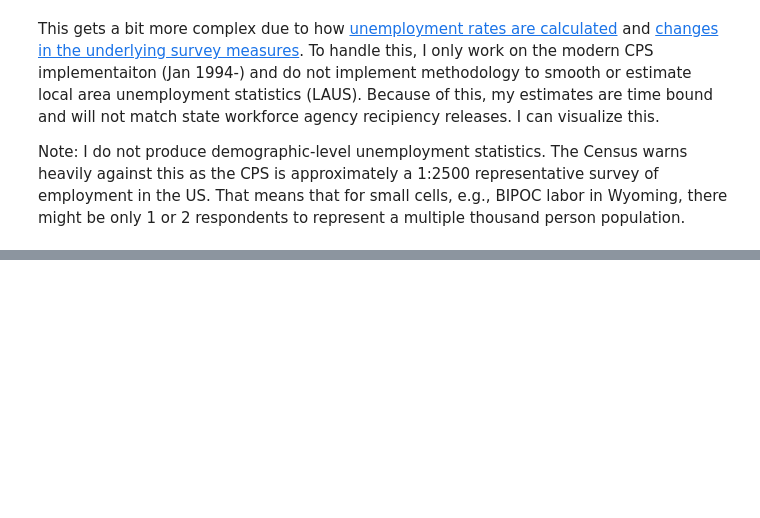
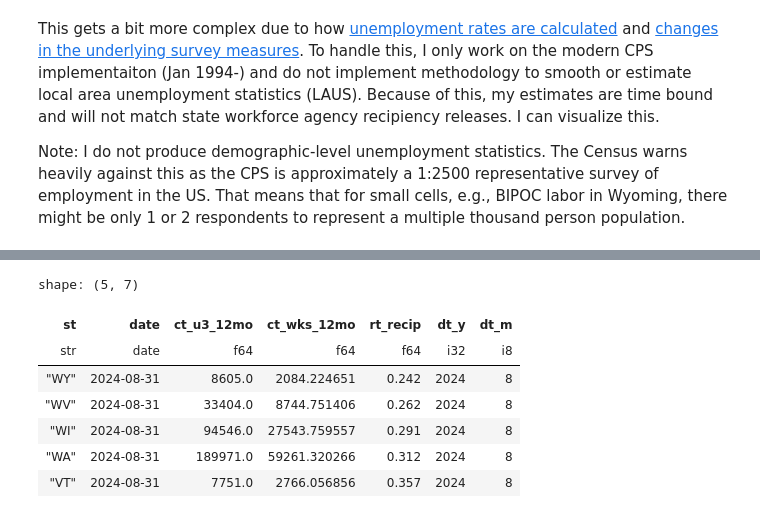
Before and after one commit to m-rosenbaum/CAPP-30239-Static, a Jupyter notebook: scratch/data_scratch.ipynb, the cells around one changed output, grey strips where cells are left out. Saved outputs shown, nothing was run; the diff lists cells and outputs as text; code cells hidden in the pictures; blank space fills up the shorter version.

```diff
--- a/scratch/data_scratch.ipynb
+++ b/scratch/data_scratch.ipynb
@@ -340,0 +331,34 @@ shape: (51, 7)
+# %%
+# Import recipiency from CSV
+file = "G:/My Drive/CAPP/2025_Q1_CAPP 30239/Data/UI Data Dashboard.xlsx"
+df = pl.read_excel(file, sheet_name="Back End Recipiency Rate")
+# %%
+# Remove extraneous rows and columns
+df = (
+    df.filter(
+        (pl.col('rptdate') != pl.date(year=2024, month = 9, day=30)) &
+        (pl.col('st') != 'US (avg)')
+    )
+    .select('st', 'rptdate', 'unemployed_avg', 'reg_total_week_mov_avg', 'recipiency_annual_reg')
+    .rename(
+        {'rptdate': 'date',
+        'unemployed_avg': 'ct_u3_12mo',
+        'reg_total_week_mov_avg': 'ct_wks_12mo',
+        'recipiency_annual_reg':'rt_recip'}
+    )
+    .with_columns(
+        pl.col('date').dt.year().alias('dt_y'),
+        pl.col('date').dt.month().alias('dt_m')
+    )
+    .drop('date')
+)
+df.head()
+# %% [output]
+shape: (5, 7)
+| st | date | ct_u3_12mo | ct_wks_12mo | rt_recip | dt_y | dt_m |
+| str | date | f64 | f64 | f64 | i32 | i8 |
+| "WY" | 2024-08-31 | 8605.0 | 2084.224651 | 0.242 | 2024 | 8 |
+| "WV" | 2024-08-31 | 33404.0 | 8744.751406 | 0.262 | 2024 | 8 |
+| "WI" | 2024-08-31 | 94546.0 | 27543.759557 | 0.291 | 2024 | 8 |
+| "WA" | 2024-08-31 | 189971.0 | 59261.320266 | 0.312 | 2024 | 8 |
+| "VT" | 2024-08-31 | 7751.0 | 2766.056856 | 0.357 | 2024 | 8 |
```
Also changed, not shown: parts of 6 cells of this notebook, 1 other file.
